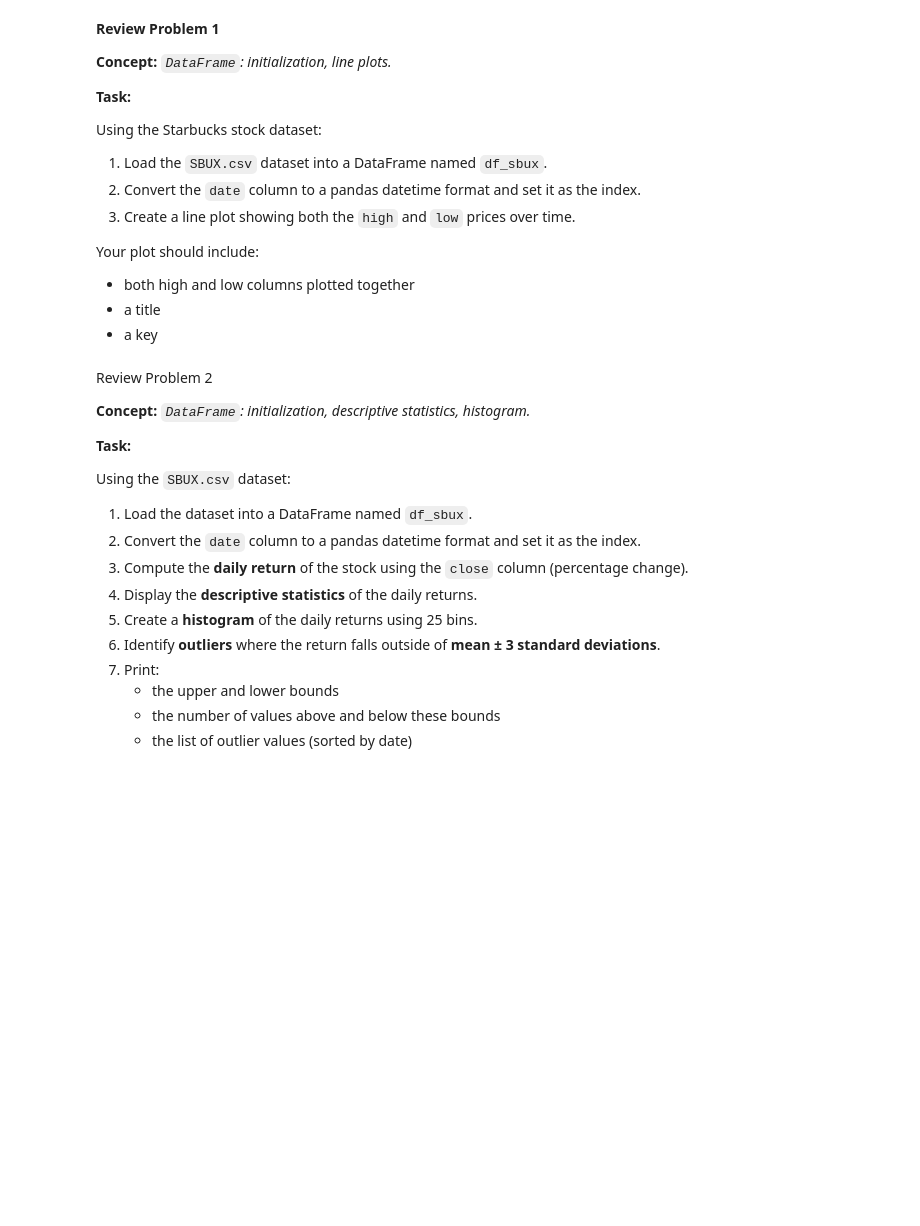
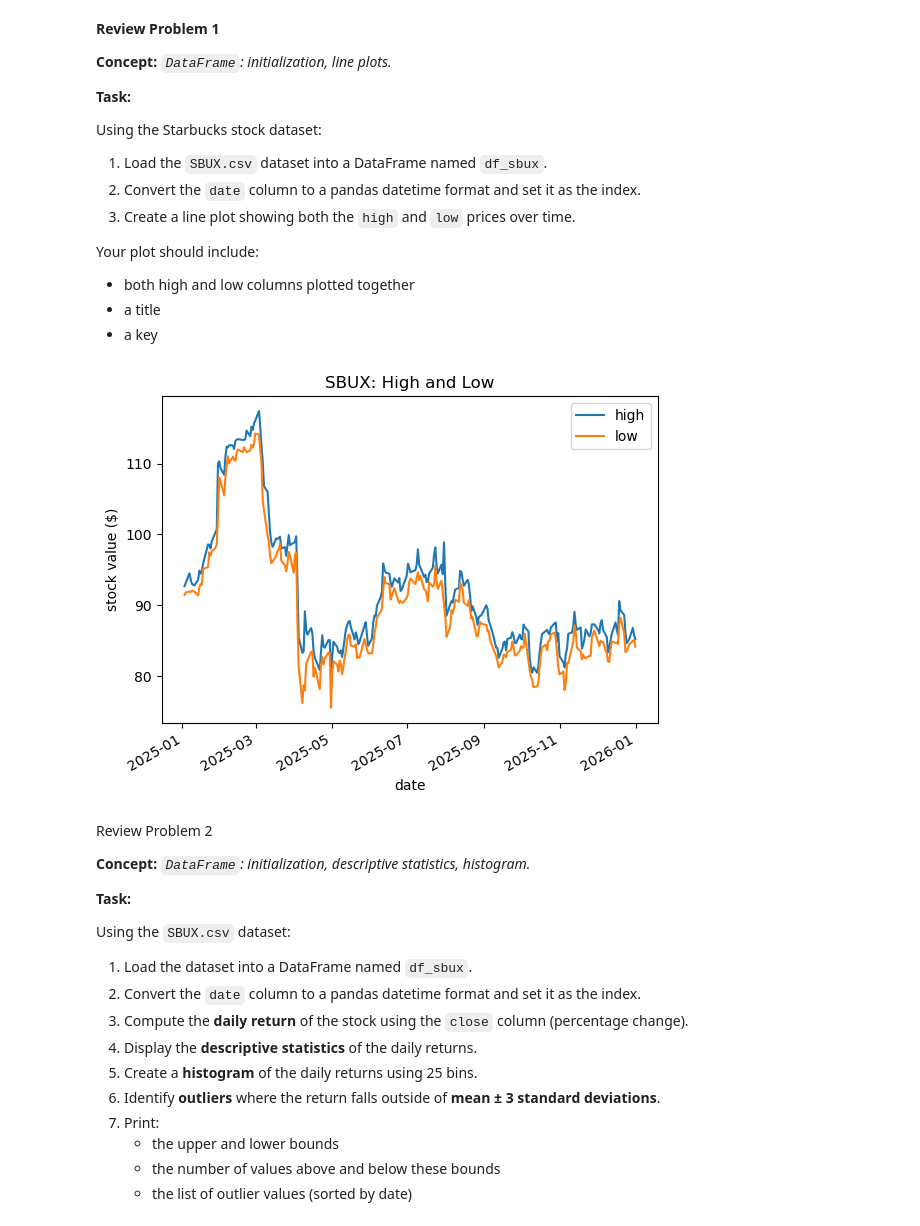
Before and after one commit to keshleem/dx602-homework-11, a Jupyter notebook: homework.ipynb, the cells around one changed output. Cells and saved outputs as stored; diff of their text form; code cells hidden in the pictures; blank space fills up the shorter version.

```diff
--- a/homework.ipynb
+++ b/homework.ipynb
@@ -57,3 +55,20 @@ Your plot should include:
+# %%
+# reads the csv file
+df_sbux = pd.read_csv("SBUX.csv")
+
+# takes the date column and converts the date column to pandas datetime and sets the index
+df_sbux.index = pd.to_datetime(df_sbux["date"], unit="s")
+
+# plotting high and low as a line plot with the title. Adding y label and legend
+df_sbux[["high", "low"]].plot(title="SBUX: High and Low")
+plt.ylabel("stock value ($)")
+plt.legend()
+plt.show()
+
+# test to check it's appearing as intended
+# df_sbux
+# %% [output]
+[figure, added]
 # %% [markdown]
 Review Problem 2
 
```
Also changed, not shown: parts of 15 cells of this notebook.
